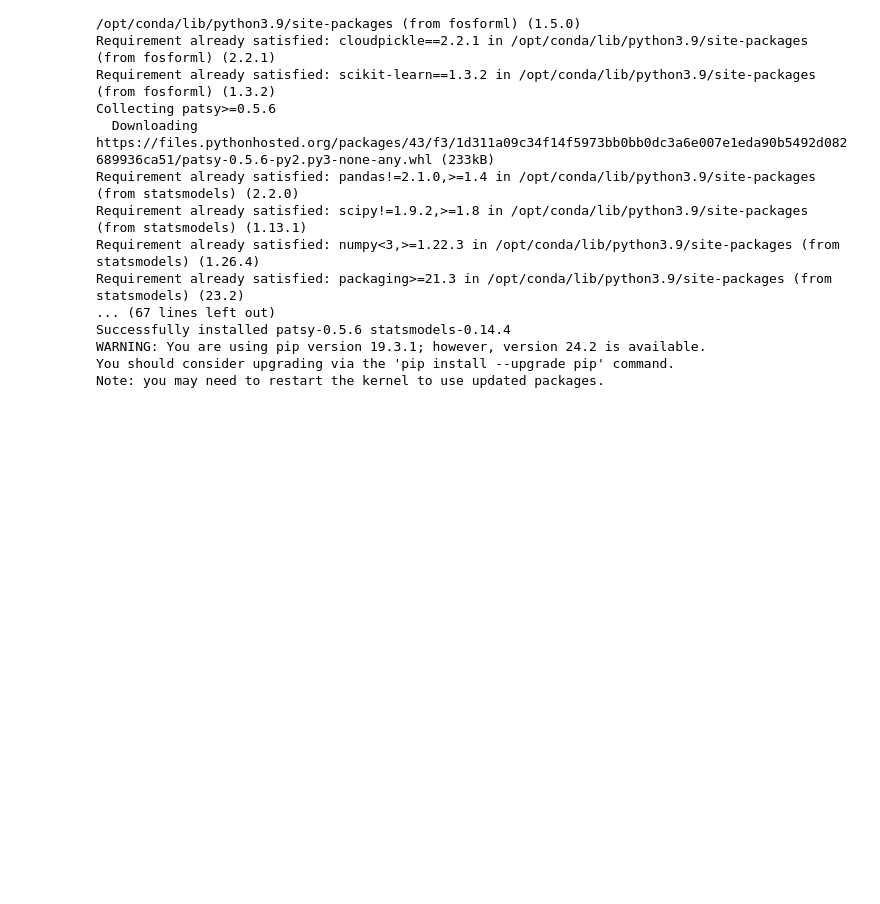
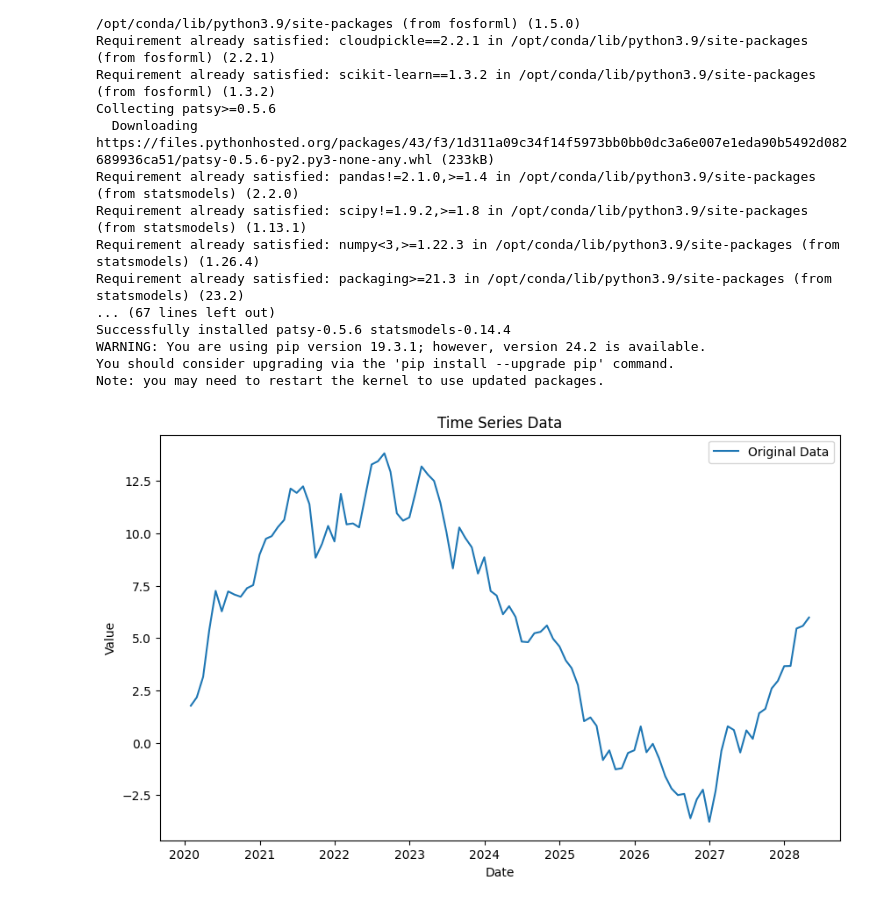
Before and after one commit to RakeshGadiparthi/sfguide-getting-started-machine-learning, a Jupyter notebook: Untitled2.ipynb, the cells around one changed output. Drawn from its saved outputs; the diff is of its cells as text; code cells hidden in the pictures; blank space fills up the shorter version.

```diff
--- a/Untitled2.ipynb
+++ b/Untitled2.ipynb
@@ -47,3 +47,18 @@ import numpy as np
 import matplotlib.pyplot as plt
 from statsmodels.tsa.arima.model import ARIMA
 from sklearn.metrics import mean_squared_error
+# %%
+np.random.seed(0)
+date_range = pd.date_range(start='1/1/2020', periods=100, freq='ME')
+data = np.random.randn(100).cumsum()  # Cumulative sum to simulate a time series
+df = pd.DataFrame(data, index=date_range, columns=['value'])
+# %%
+plt.figure(figsize=(10, 6))
+plt.plot(df, label='Original Data')
+plt.title('Time Series Data')
+plt.xlabel('Date')
+plt.ylabel('Value')
+plt.legend()
+plt.show()
+# %% [output]
+[figure, added]
```
Also changed, not shown: parts of 2 cells of this notebook.
